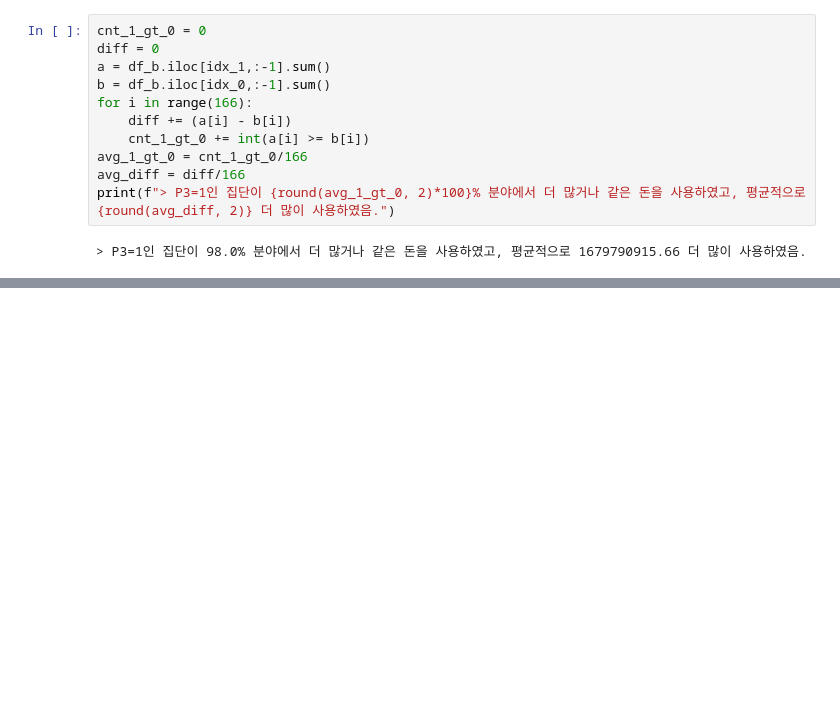
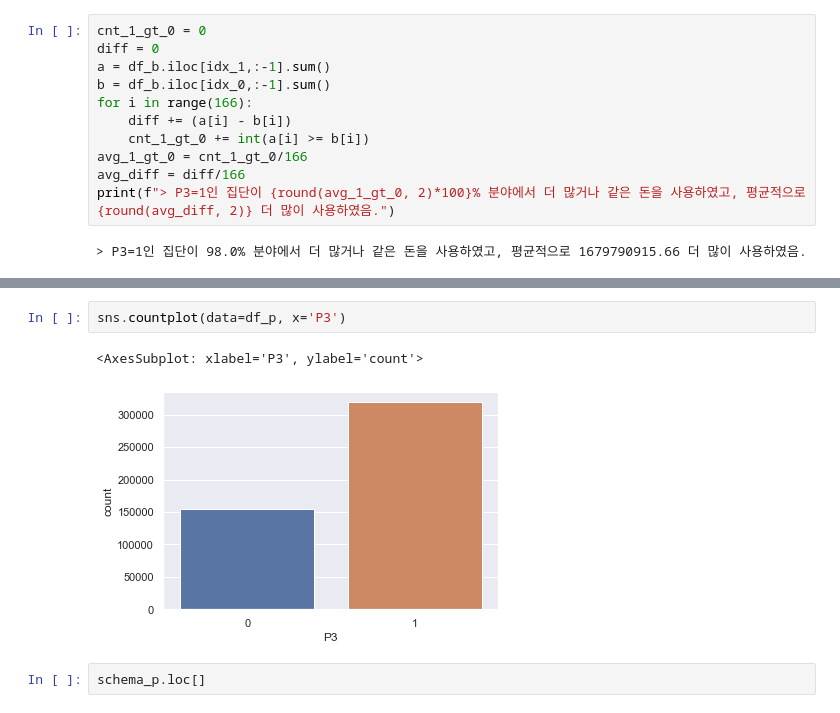
Before and after one commit to Sin-bik-hae/data-analysis, a Jupyter notebook: 찬/220919.ipynb, the cells around one changed output, grey strips where cells are left out. Saved outputs shown, nothing was run; the diff lists cells and outputs as text; blank space fills up the shorter version.

```diff
--- a/찬/220919.ipynb
+++ b/찬/220919.ipynb
@@ -114,0 +137,7 @@ print(f"> P3=1인 집단이 {round(avg_1_gt_0, 2)*100}% 분야에서 더 많거
+# %%
+sns.countplot(data=df_p, x='P3')
+# %% [output]
+<AxesSubplot: xlabel='P3', ylabel='count'>
+[figure, added]
+# %%
+schema_p.loc[]
```
Also changed, not shown: parts of 4 cells of this notebook.
